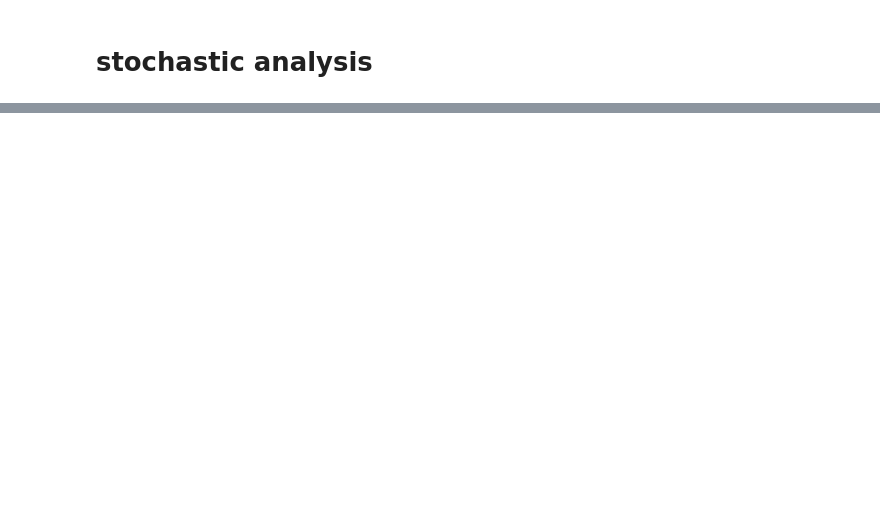
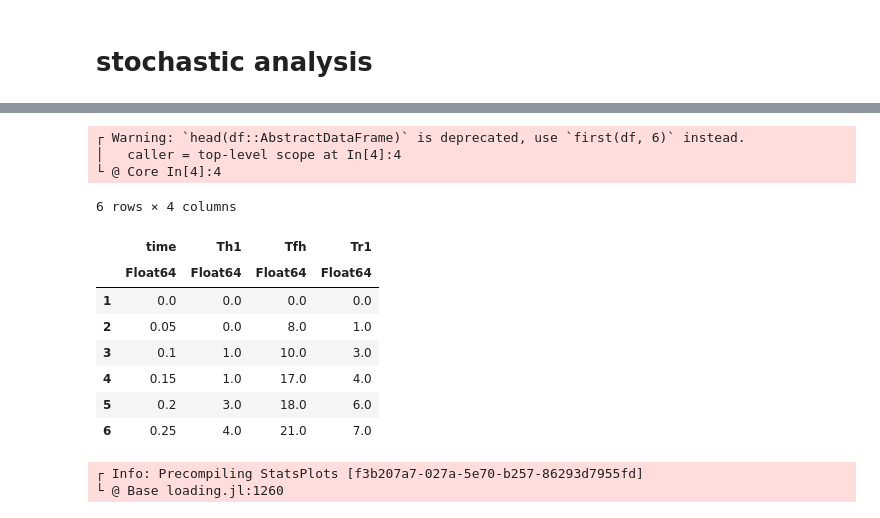
Before and after one commit to burt-sysbio/tcell_stochastic, a Jupyter notebook: notebooks/stochastic_simulation.ipynb, the cells around one changed output, grey strips where cells are left out. Cells and saved outputs as stored; diff of their text form; code cells hidden in the pictures; blank space fills up the shorter version.

```diff
--- a/notebooks/stochastic_simulation.ipynb
+++ b/notebooks/stochastic_simulation.ipynb
@@ -30,0 +10,24 @@ using .testmodule
+# %%
+# read csv file
+using CSV, DataFrames
+df = CSV.read("../output/teststoring.csv")
+head(df)
+# %% [output]
+┌ Warning: `head(df::AbstractDataFrame)` is deprecated, use `first(df, 6)` instead.
+│   caller = top-level scope at In[4]:4
+└ @ Core In[4]:4
+6 rows × 4 columns
+|  | time | Th1 | Tfh | Tr1 |
+|  | Float64 | Float64 | Float64 | Float64 |
+| 1 | 0.0 | 0.0 | 0.0 | 0.0 |
+| 2 | 0.05 | 0.0 | 8.0 | 1.0 |
+| 3 | 0.1 | 1.0 | 10.0 | 3.0 |
+| 4 | 0.15 | 1.0 | 17.0 | 4.0 |
+| 5 | 0.2 | 3.0 | 18.0 | 6.0 |
+| 6 | 0.25 | 4.0 | 21.0 | 7.0 |
+# %%
+using StatsPlots
+@df df plot(:time, [:Th1 :Tfh], colour = [:red :blue])
+# %% [output]
+┌ Info: Precompiling StatsPlots [f3b207a7-027a-5e70-b257-86293d7955fd]
+└ @ Base loading.jl:1260
```
Also changed, not shown: parts of 3 cells of this notebook, 5 other files.
